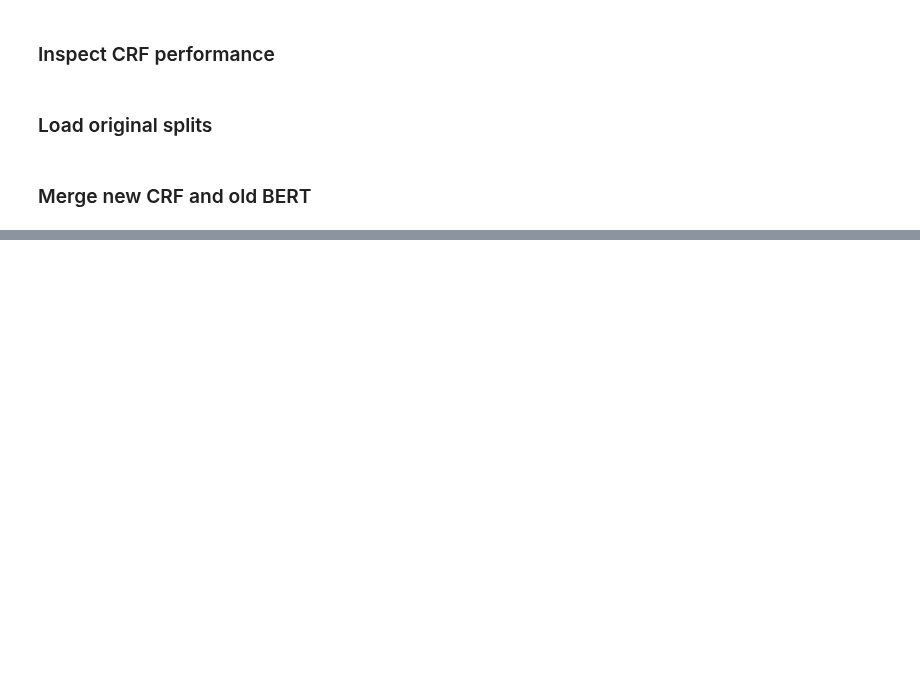
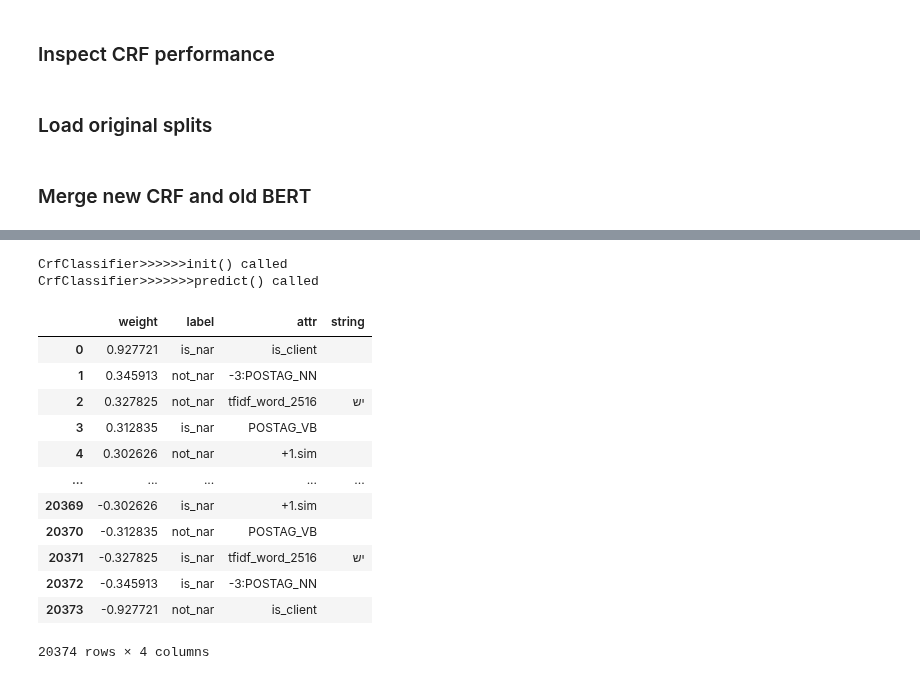
Before and after one commit to Sofy34/personal_strudy, a Jupyter notebook: thesis/21_graphs.ipynb, the cells around one changed output, grey strips where cells are left out. Saved outputs shown, nothing was run; the diff lists cells and outputs as text; code cells hidden in the pictures; blank space fills up the shorter version.

```diff
--- a/thesis/21_graphs.ipynb
+++ b/thesis/21_graphs.ipynb
@@ -337,0 +340,2 @@ ensemble_cv_db
+# %%
+dataset=common_utils.load_pickle(dir_name,'dataset_new.76')
@@ -337,0 +447,24 @@ ensemble_cv_db
+# %%
+my_crf_3 = model_utils.CrfClassifier(crf_model=CRF(
+                max_iterations=100,
+                all_possible_transitions=True))
+my_crf_3.fit(dataset.get_x([1,4],'15_15'),dataset.get_y([1,4],'15_15'))
+my_crf_3.predict(dataset.get_y([2,3],'15_15'))
+features_3=model_utils.get_estimator_features(my_crf_3.crf_model,**dataset.tf_params)
+features_3
+# %% [output]
+CrfClassifier>>>>>>init() called
+CrfClassifier>>>>>>>predict() called
+|  | weight | label | attr | string |
+| 0 | 0.927721 | is_nar | is_client |  |
+| 1 | 0.345913 | not_nar | -3:POSTAG_NN |  |
+| 2 | 0.327825 | not_nar | tfidf_word_2516 | יש |
+| 3 | 0.312835 | is_nar | POSTAG_VB |  |
+| 4 | 0.302626 | not_nar | +1.sim |  |
+| ... | ... | ... | ... | ... |
+| 20369 | -0.302626 | is_nar | +1.sim |  |
+| 20370 | -0.312835 | not_nar | POSTAG_VB |  |
+| 20371 | -0.327825 | is_nar | tfidf_word_2516 | יש |
+| 20372 | -0.345913 | is_nar | -3:POSTAG_NN |  |
+| 20373 | -0.927721 | not_nar | is_client |  |
+20374 rows × 4 columns
```
Also changed, not shown: parts of 12 cells of this notebook, 1 other file.
